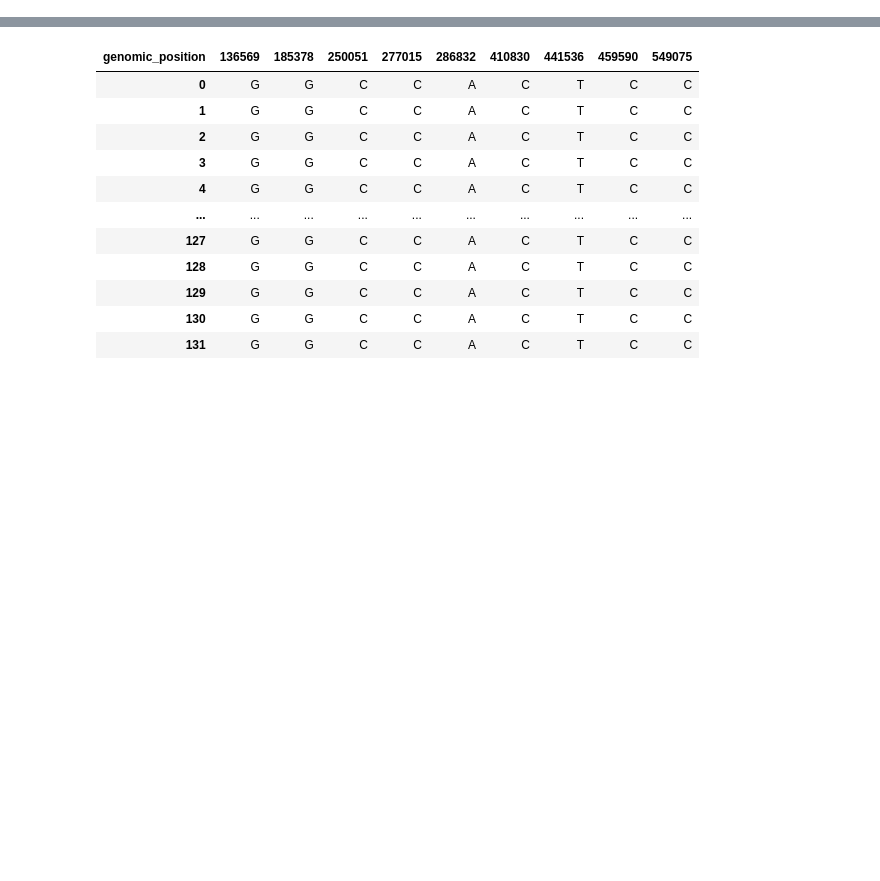
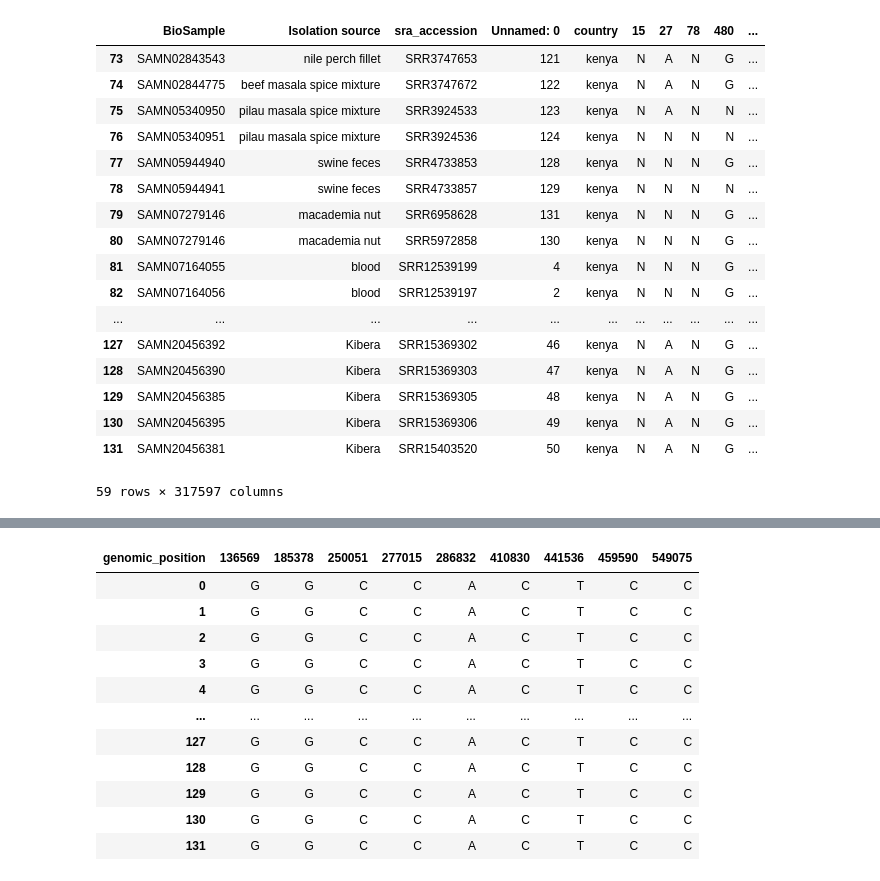
Before and after one commit to omicscodeathon/salmonellaml, a Jupyter notebook: notebooks/preprocessing_04.ipynb, the cells around one changed output, grey strips where cells are left out. Cells and saved outputs as stored; diff of their text form; code cells hidden in the pictures; blank space fills up the shorter version.

Commit message:
updated training data

```diff
--- a/notebooks/preprocessing_04.ipynb
+++ b/notebooks/preprocessing_04.ipynb
@@ -122,0 +139,3 @@ df_tz
+# %%
+df_kenya=pd.read_csv("../data/kenya_processed_salmonell.csv")
+df_kenya
@@ -122,0 +156,33 @@ df_tz
+# %%
+def combine_metadata(df_snp,df_bio,df_sra,country):
+        # read metadata
+        df_bio=pd.read_table(df_bio)
+        df_bio=df_bio[["BioSample", "Isolation source"]]
+        df_sra=pd.read_table(df_sra,header=None,)
+        df_sra.columns = ["BioSample", "sra_accession"]
+#         df_snp.insert(1, "country", country)
+
+
+#         print(df_bio.head())
+        #map sra to biosample
+        df_sra_biosample = pd.merge(df_bio, df_sra, on="BioSample", how="inner")
+#         df_sra_biosample=pd.merge([df_bio,df_sra], on="BioSample")
+#         print(df_sra.head())
+         # concat the sra and df
+        df_sra_biosample.dropna(inplace=True)
+#         print(df_sra_biosample)
+        df_country = pd.merge(df_sra_biosample, df_snp, on="sra_accession", how="inner")
+
+        df_country
+
+        df_country.to_csv(f"../data/{country}_processed.csv",index=False)
+
+        # Move the return statement outside the loop, after all samples have been processed and merged.
+        return df_country
+# %%
+df_kenya_snp_metadata= combine_metadata(df_snp=df_kenya,
+                      df_bio="../accessions/kenya/kenya.tsv",
+
+                      df_sra="../work/4c/b76ef2daa417d62c384b104f0f6016/sra_kenya_biosamples.txt",
+                      country="kenya"
+                        )
@@ -122,0 +203,3 @@ df_tz
+# %%
+df_kenya_snp_metadata=df_kenya_snp_metadata.drop(columns=["Unnamed: 0"])
+df_kenya_snp_metadata
@@ -122,0 +264,22 @@ df_tz
+# %%
+df_kenya_snp_metadata = df_kenya_snp_metadata[df_kenya_snp_metadata['Isolation source'] != 'feces swine']
+df_kenya_snp_metadata
+# %% [output]
+|  | BioSample | Isolation source | sra_accession | Unnamed: 0 | country | 15 | 27 | 78 | 480 | ... |
+| 73 | SAMN02843543 | nile perch fillet | SRR3747653 | 121 | kenya | N | A | N | G | ... |
+| 74 | SAMN02844775 | beef masala spice mixture | SRR3747672 | 122 | kenya | N | A | N | G | ... |
+| 75 | SAMN05340950 | pilau masala spice mixture | SRR3924533 | 123 | kenya | N | A | N | N | ... |
+| 76 | SAMN05340951 | pilau masala spice mixture | SRR3924536 | 124 | kenya | N | N | N | N | ... |
+| 77 | SAMN05944940 | swine feces | SRR4733853 | 128 | kenya | N | N | N | G | ... |
+| 78 | SAMN05944941 | swine feces | SRR4733857 | 129 | kenya | N | N | N | N | ... |
+| 79 | SAMN07279146 | macademia nut | SRR6958628 | 131 | kenya | N | N | N | G | ... |
+| 80 | SAMN07279146 | macademia nut | SRR5972858 | 130 | kenya | N | N | N | G | ... |
+| 81 | SAMN07164055 | blood | SRR12539199 | 4 | kenya | N | N | N | G | ... |
+| 82 | SAMN07164056 | blood | SRR12539197 | 2 | kenya | N | N | N | G | ... |
+| ... | ... | ... | ... | ... | ... | ... | ... | ... | ... | ... |
+| 127 | SAMN20456392 | Kibera | SRR15369302 | 46 | kenya | N | A | N | G | ... |
+| 128 | SAMN20456390 | Kibera | SRR15369303 | 47 | kenya | N | A | N | G | ... |
+| 129 | SAMN20456385 | Kibera | SRR15369305 | 48 | kenya | N | A | N | G | ... |
+| 130 | SAMN20456395 | Kibera | SRR15369306 | 49 | kenya | N | A | N | G | ... |
+| 131 | SAMN20456381 | Kibera | SRR15403520 | 50 | kenya | N | A | N | G | ... |
+59 rows × 317597 columns
```
Also changed, not shown: parts of 28 cells of this notebook.
